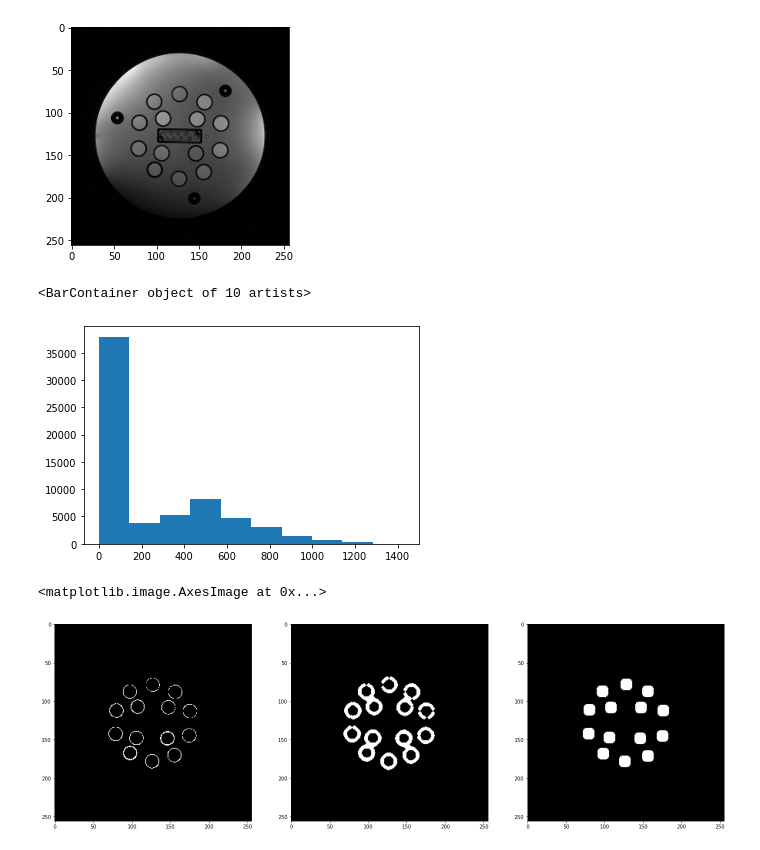
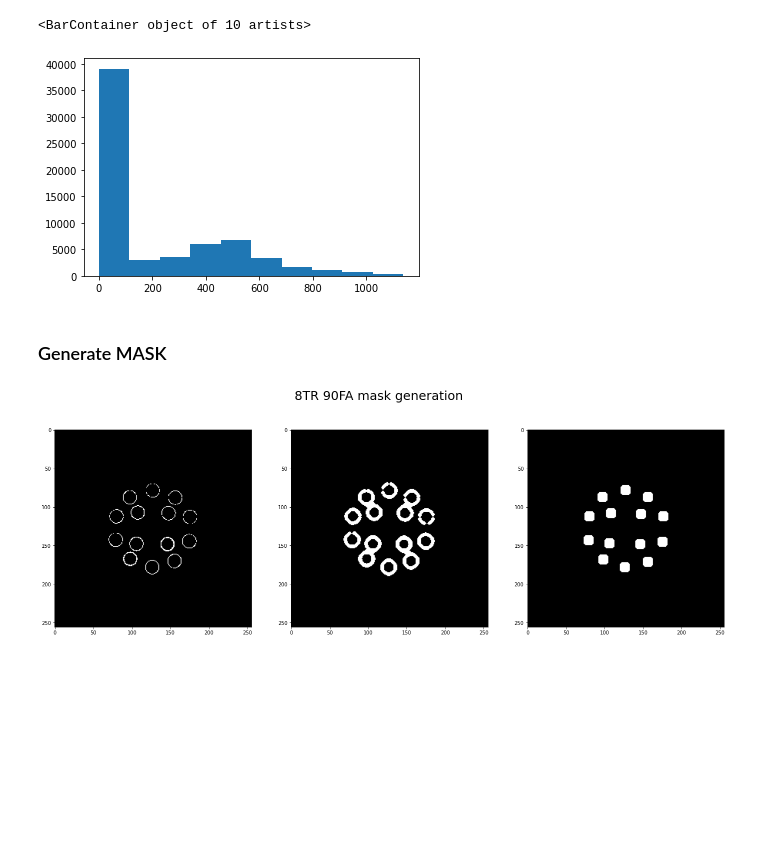
Before and after one commit to Yifei-Jin/Final_Year_Project, a Jupyter notebook: Code/Quadratic_Spoiling/GOLDstandardT2Star.ipynb, the cells around one changed output. Drawn from its saved outputs; the diff is of its cells as text; code cells hidden in the pictures; blank space fills up the shorter version.

Commit message:
Gold standard T2* calculation using multi echo gradient echo sequence all done

```diff
--- a/Code/Quadratic_Spoiling/GOLDstandardT2Star.ipynb
+++ b/Code/Quadratic_Spoiling/GOLDstandardT2Star.ipynb
@@ -100,15 +81,0 @@ array([565., 556., 551., 549., 536., 512., 494., 470., 445., 419., 379.,
-# %%
-def func(t, A, R2Star):
-    return A * np.exp(-R2Star * t)
-        #fitted coefficient stored in popt:[A R2*] --> T2* = 1/R2*
-R2StarImage = np.asarray([], dtype = float)
-for x in range (0,256):
-    for y in range (0,256):
-        popt, pcov = curve_fit(func, TIME, GOLDSTD_DATA[:,x,y])
-        PixelR2Star = popt[1]
-        R2StarImage = np.append(R2StarImage, PixelR2Star)
-R2StarImage = R2StarImage.reshape(256,256)
-
-
-# plt.figure(1)
-# plt.plot(time, F_Magnitude, marker = 'o')
@@ -136,6 +81,0 @@ array([[  1.        ,   1.        ,   1.        , ...,   1.        ,
-# %%
-for i in range (0,1):
-    plt.figure(i+1)
-    plt.imshow(GOLDSTD_DATA[i,:,:],cmap='gray')
-# %% [output]
-[figure, removed]
@@ -144,10 +82,13 @@ image = GOLDSTD_DATA[0,:,:]
 # %%
+image = GOLDSTD_DATA[2,:,:]
 hist, bin_edges = np.histogram(image)
 barw = bin_edges[1]-bin_edges[0] # Should be the same for all bins.
 plt.bar(bin_edges[:-1], hist, width=barw, align='edge')
 # %% [output]
 <BarContainer object of 10 artists>
-[figure, old version]
+[figure, new version]
+# %% [markdown]
+### Generate MASK
 # %%
 def multi_erosion(image, kernel, iterations):
     for i in range(iterations):
@@ -161,25 +102,30 @@ def multi_dilation(image, kernel, iterations):
 cross = np.array([[0,1,0],
                   [1,1,1],
                   [0,1,0]])
+
+#MASK generate base on the first image
+image = GOLDSTD_DATA[0,:,:]
 #Final Mask
 MASK = np.zeros((256,256))
 fig=plt.figure(figsize=(24, 8))
-fig.add_subplot(1,3,1)
-plt.imshow(mask, cmap='gray')
+
 
 #STEP 1 Remove quare at middle and other things in the background
-mask = np.asarray(np.zeros((256,256)), dtype = float)
+I_pre = np.asarray(np.zeros((256,256)), dtype = float)
 for x in range (0,256):
     for y in range (0,256):
         if ((GOLDSTD_DATA[1,x,y]*GOLDSTD_DATA[1,x,y]*GOLDSTD_DATA[1,x,y])<200000):
-            mask[x,y] = 1
+            I_pre[x,y] = 1
         if ((pow(x-125,2)+pow(y-125,2))>4410):
-            mask[x,y] = 0
+            I_pre[x,y] = 0
         if (x>117 and x<136 and y>90 and y<155):
-            mask[x,y] = 0
+            I_pre[x,y] = 0
+fig.add_subplot(1,3,1)
+plt.imshow(I_pre, cmap='gray')
+
 #STEP 2 Closing the circles
 strel = disk(1)
-I_closed = binary_closing(mask, strel)
+I_closed = binary_closing(I_pre, strel)
 I_closed = multi_dilation(I_closed, cross, 4)
 I_closed = multi_erosion(I_closed, cross, 2)
 # Closed image
@@ -251,33 +197,34 @@ for crcl in zip(cy, cx, radii):
     # Do not draw circles if they are mostly inside better fitting ones
     if not inner_circle(drawn_circles, crcl, OVERLAP_THRESH):
         # A good circle found: exclude smaller circles it covers
         i = 0
         while i<len(drawn_circles):
             if circle_overlap(crcl, drawn_circles[i]) > OVERLAP_THRESH:
                 t = drawn_circles.pop(i)
             else:
                 i += 1
         # Remember the new circle
         drawn_circles.append(crcl)
     # Stop after have found more circles than needed
     if len(drawn_circles)>BEST_COUNT:
         break
 
 drawn_circles = drawn_circles[:BEST_COUNT]
 
 # Actually draw circles
 colors  = [(250, 0, 0), (0, 250, 0), (0, 0, 250)]
 colors += [(200, 200, 0), (0, 200, 200), (200, 0, 200)]
 #image = color.gray2rgb(image)
 for center_y, center_x, radius in drawn_circles:
     circy, circx = sdraw.disk((center_y, center_x), radius)
     #color = colors.pop(0)
     MASK[circy, circx] = 1
     #colors.append(color)
 
-MASK = multi_erosion(MASK, cross, 3)
+MASK = multi_erosion(MASK, cross, 4)
 fig.add_subplot(1,3,3)
 plt.imshow(MASK, cmap='gray')
+fig.suptitle(str(tr)+"TR "+str(fa)+"FA mask generation", fontsize = 25)
+#plt.savefig("Figure/GOLDstandardT2Star/"+str(tr)+"TR_"+str(fa)+"FA_MASK_Generate.jpg")
 # %% [output]
-<matplotlib.image.AxesImage at 0x...>
-[figure, old version]
+[figure, new version]
```
Also changed, not shown: parts of 20 cells of this notebook, 52 other files.
